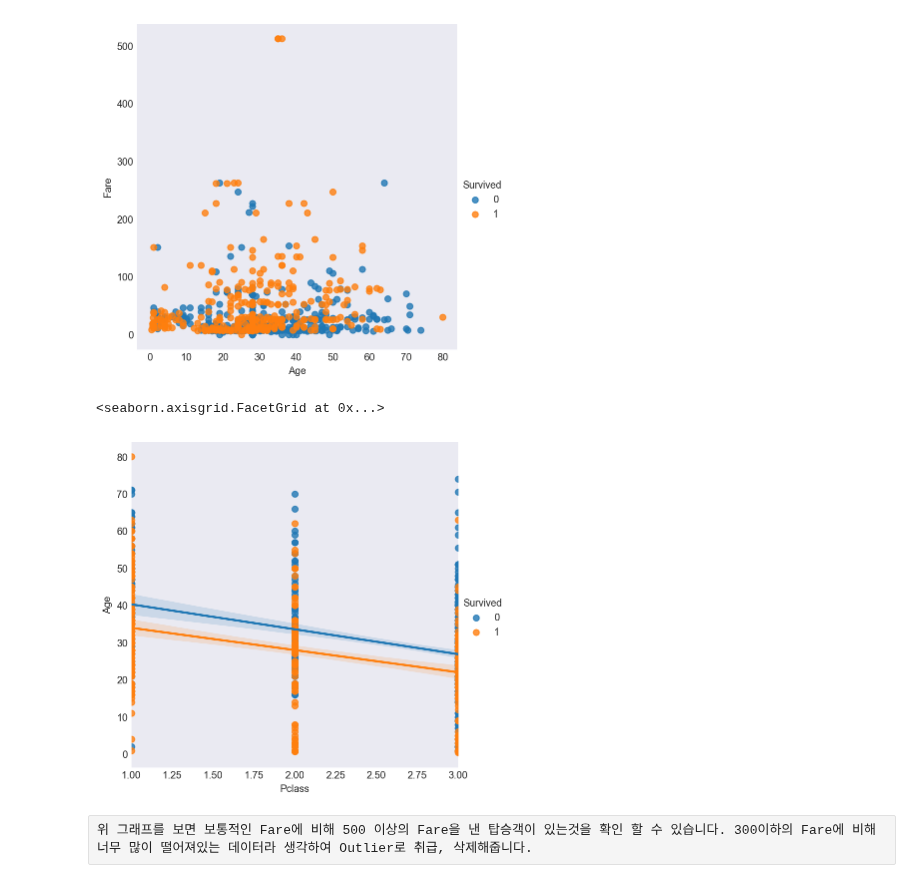
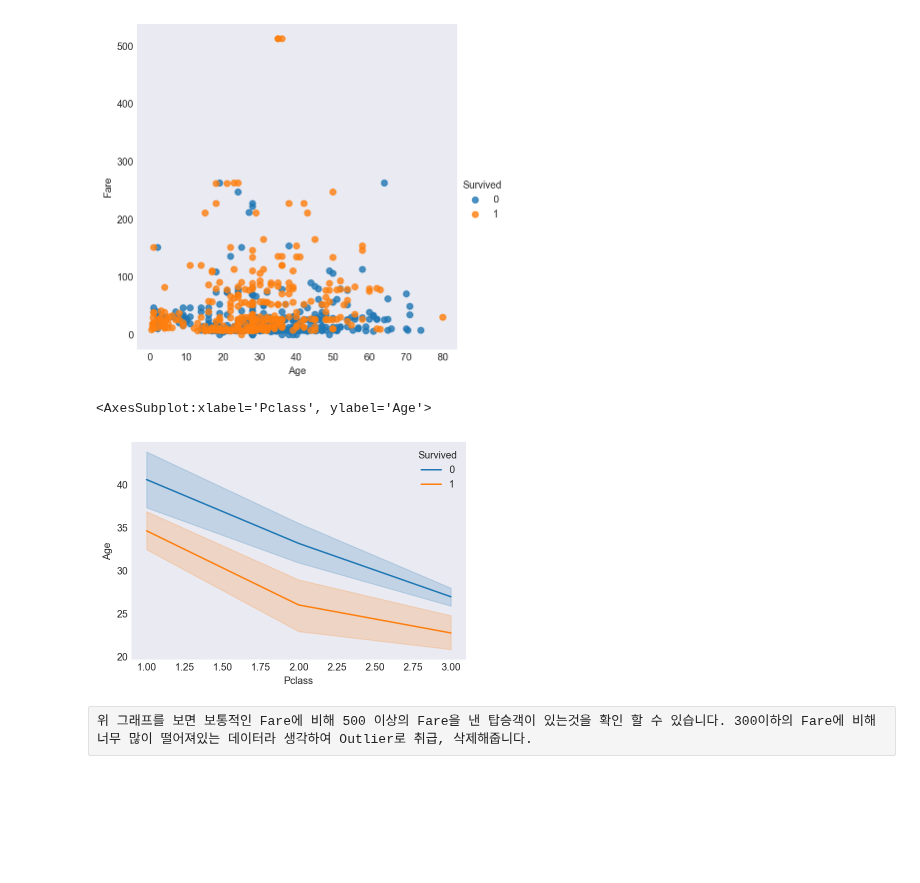
Before and after one commit to kikiru328/CAKD3-Github, a Jupyter notebook: 5. Pandas/Assignment/이러면 지금 내가 타이타닉 사망자랑 뭐가 달라.ipynb, the cells around one changed output. Drawn from its saved outputs; the diff is of its cells as text; code cells hidden in the pictures; blank space fills up the shorter version.

```diff
--- a/5. Pandas/Assignment/이러면 지금 내가 타이타닉 사망자랑 뭐가 달라.ipynb
+++ b/5. Pandas/Assignment/이러면 지금 내가 타이타닉 사망자랑 뭐가 달라.ipynb
@@ -185,11 +185,11 @@ sns.lmplot(data=data, x='Age',y='Fare',hue='Survived',fit_reg=False)
 # %% [output]
 <seaborn.axisgrid.FacetGrid at 0x...>
 [figure]
-# %%
-sns.linep(data=data,x='Pclass',y='Age',hue='Survived')
-# %% [output]
-<seaborn.axisgrid.FacetGrid at 0x...>
-[figure, removed]
+# %%
+sns.lineplot(data=data,x='Pclass',y='Age',hue='Survived')
+# %% [output]
+<AxesSubplot:xlabel='Pclass', ylabel='Age'>
+[figure, added]
 # %% [raw]
 위 그래프를 보면 보통적인 Fare에 비해 500 이상의 Fare을 낸 탑승객이 있는것을 확인 할 수 있습니다. 300이하의 Fare에 비해 너무 많이 떨어져있는 데이터라 생각하여 Outlier로 취급, 삭제해줍니다.
 # %%
```
Also changed, not shown: 4 other files.
